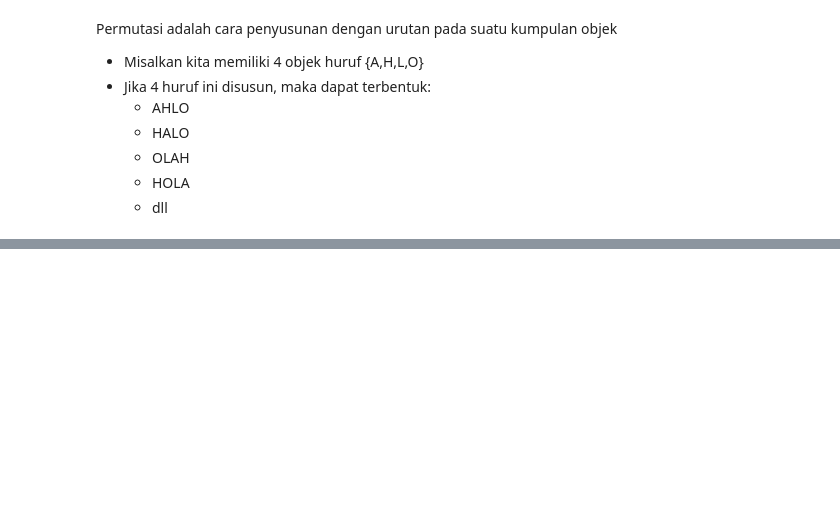
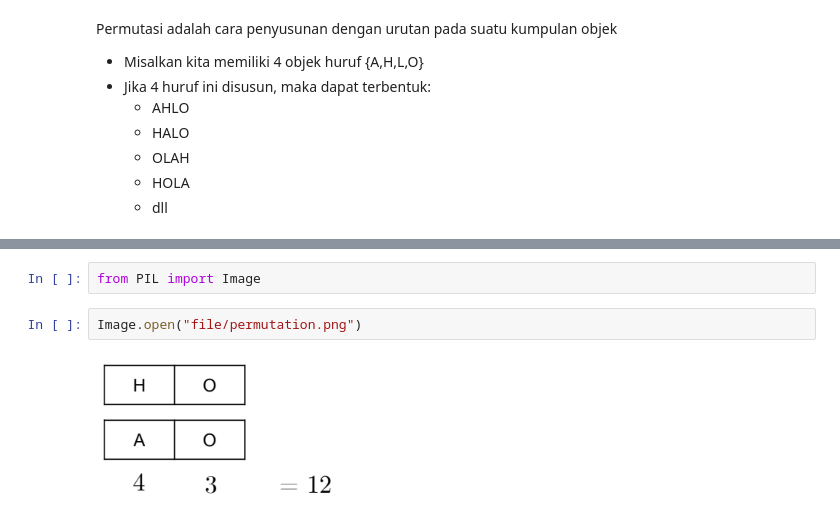
Before and after one commit to rezalutfi40/pacmann, a Jupyter notebook: Fundamentals of Probability/Pertemuan 2 - Set & Counting - 2.ipynb, the cells around one changed output, grey strips where cells are left out. Drawn from its saved outputs; the diff is of its cells as text; blank space fills up the shorter version.

```diff
--- a/Fundamentals of Probability/Pertemuan 2 - Set & Counting - 2.ipynb
+++ b/Fundamentals of Probability/Pertemuan 2 - Set & Counting - 2.ipynb
@@ -33,0 +64,6 @@ Sehingga, secara matematik dapat diekspresikan sebagai:
+# %%
+from PIL import Image
+# %%
+Image.open("file/permutation.png")
+# %% [output]
+[figure, added]
```
Also changed, not shown: parts of 22 cells of this notebook, 8 other files.
